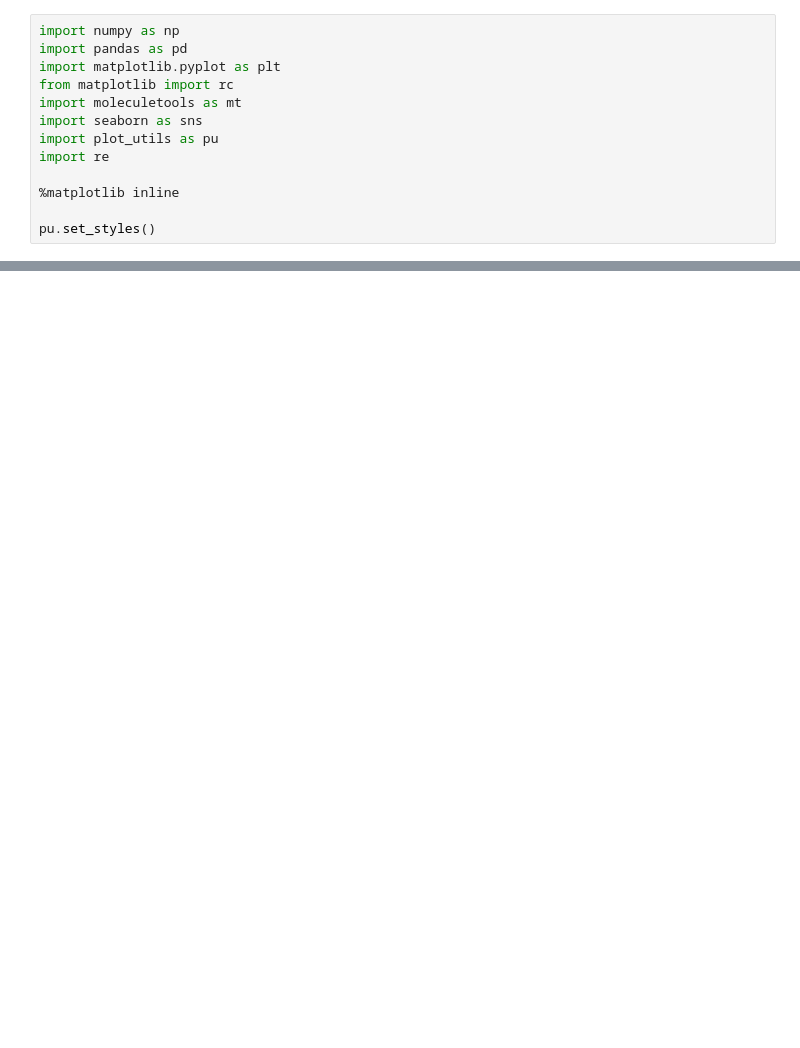
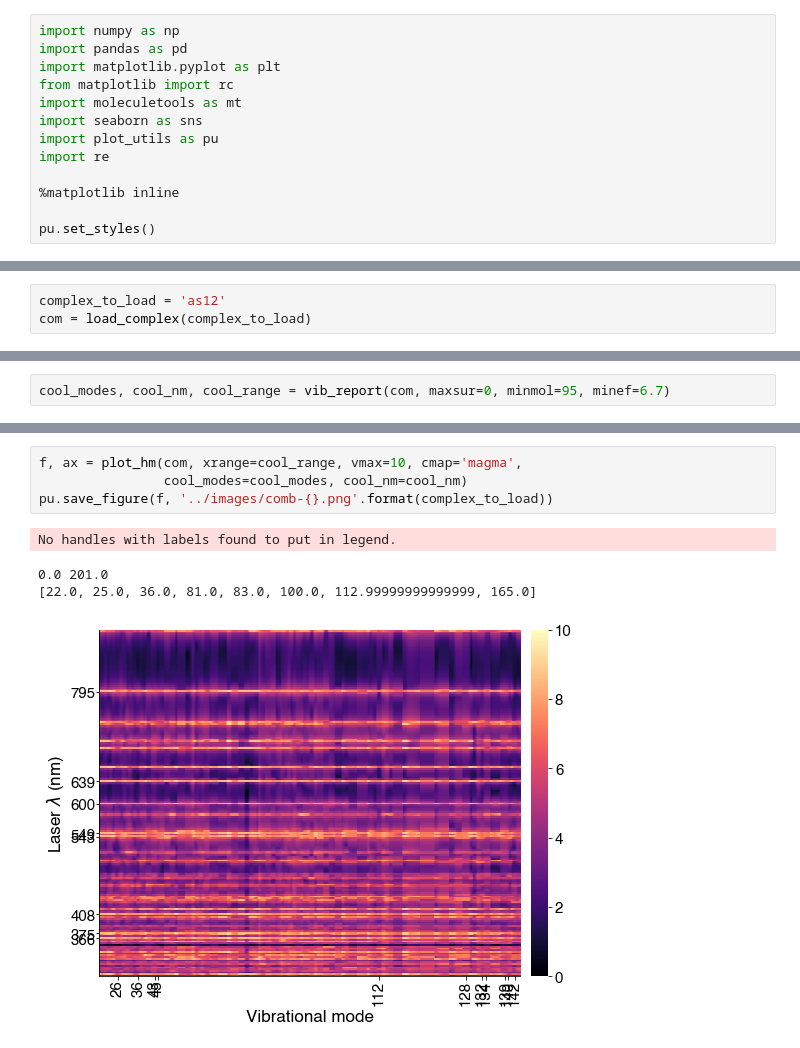
Before and after one commit to oscarigrexas/eomt-oscar, a Jupyter notebook: exploration/plot-spectra.ipynb, the cells around one changed output, grey strips where cells are left out. Cells and saved outputs as stored; diff of their text form; blank space fills up the shorter version.

```diff
--- a/exploration/plot-spectra.ipynb
+++ b/exploration/plot-spectra.ipynb
@@ -446,0 +385,3 @@ No handles with labels found to put in legend.
+# %%
+complex_to_load = 'as12'
+com = load_complex(complex_to_load)
@@ -446,0 +392,2 @@ No handles with labels found to put in legend.
+# %%
+cool_modes, cool_nm, cool_range = vib_report(com, maxsur=0, minmol=95, minef=6.7)
@@ -446,0 +407,9 @@ No handles with labels found to put in legend.
+# %%
+f, ax = plot_hm(com, xrange=cool_range, vmax=10, cmap='magma',
+                cool_modes=cool_modes, cool_nm=cool_nm)
+pu.save_figure(f, '../images/comb-{}.png'.format(complex_to_load))
+# %% [output]
+No handles with labels found to put in legend.
+0.0 201.0
+[22.0, 25.0, 36.0, 81.0, 83.0, 100.0, 112.99999999999999, 165.0]
+[figure, added]
```
Also changed, not shown: parts of 14 cells of this notebook, 23 other files.
